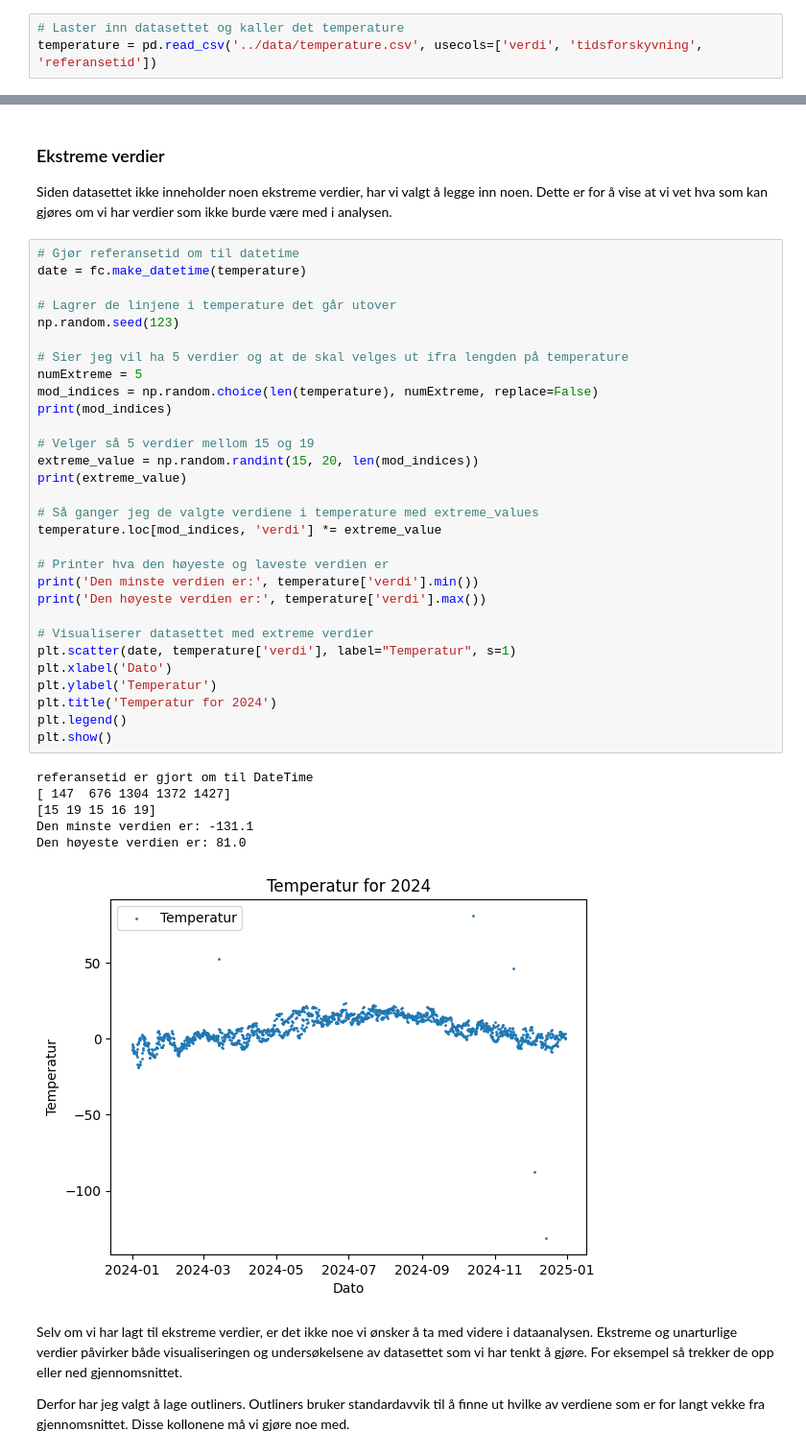
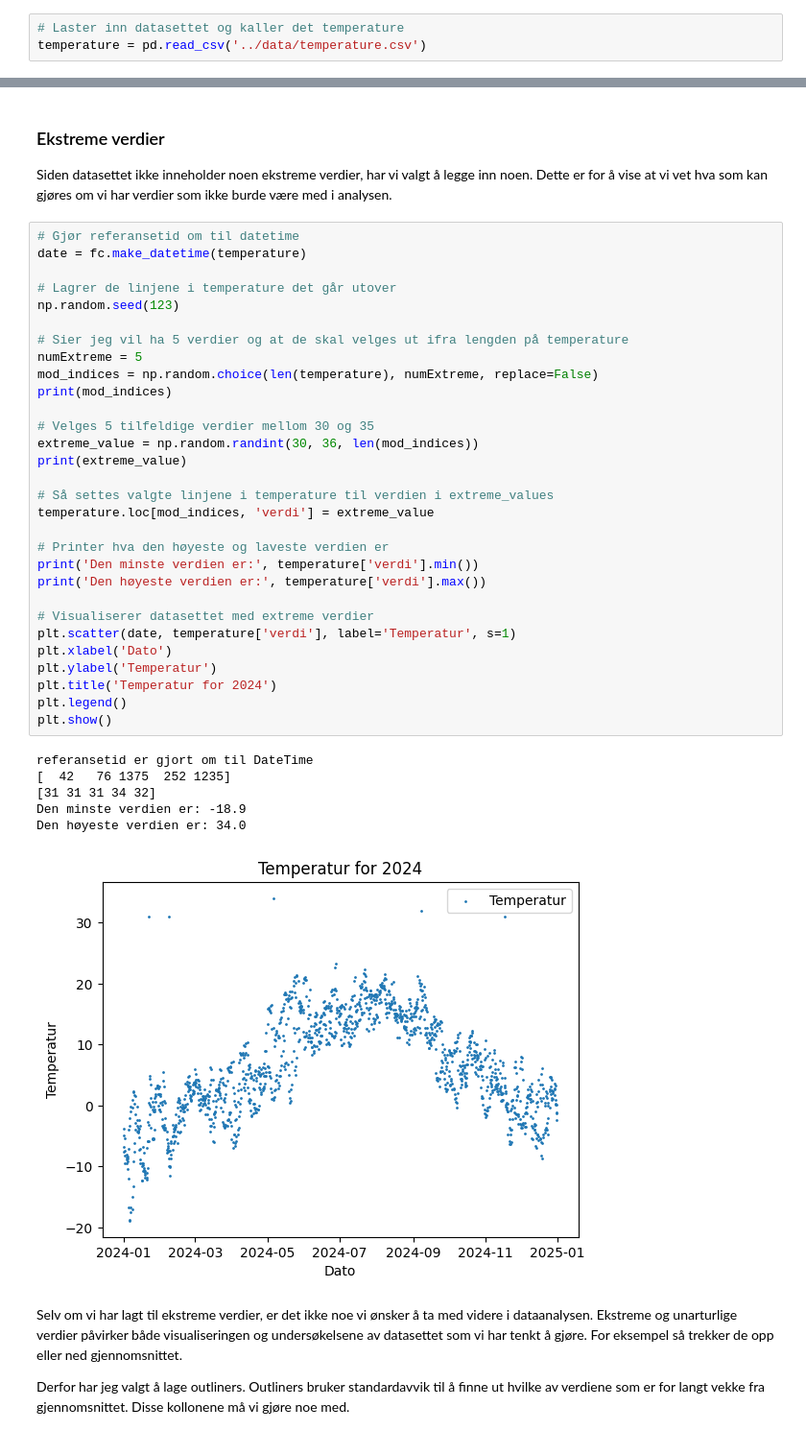
Before and after one commit to Sofihage/Milj-dataanalyse, a Jupyter notebook: notebooks/temperature.ipynb, the cells around one changed output, grey strips where cells are left out. Shown: that part at 96% size. Saved outputs shown, nothing was run; the diff lists cells and outputs as text.

Commit message:
temperature småendringer

```diff
--- a/notebooks/temperature.ipynb
+++ b/notebooks/temperature.ipynb
@@ -30,7 +27,7 @@ import functions as fc
 ### Laster ned datasettet
 # %%
 # Laster inn datasettet og kaller det temperature
-temperature = pd.read_csv('../data/temperature.csv', usecols=['verdi', 'tidsforskyvning', 'referansetid'])
+temperature = pd.read_csv('../data/temperature.csv')
 # %% [markdown]
 ### Forstå data
 Undersøker hvilke datatyper vi har og hvordan datasettet ser ut for å bli kjent med det og lettere jobbe med det senere.
@@ -164,40 +161,40 @@ Siden datasettet ikke inneholder noen ekstreme verdier, har vi valgt å legge in
 # %%
 # Gjør referansetid om til datetime
 date = fc.make_datetime(temperature)
 
 # Lagrer de linjene i temperature det går utover
 np.random.seed(123)
 
 # Sier jeg vil ha 5 verdier og at de skal velges ut ifra lengden på temperature
 numExtreme = 5
 mod_indices = np.random.choice(len(temperature), numExtreme, replace=False)
 print(mod_indices)
 
-# Velger så 5 verdier mellom 15 og 19
-extreme_value = np.random.randint(15, 20, len(mod_indices))
+# Velges 5 tilfeldige verdier mellom 30 og 35
+extreme_value = np.random.randint(30, 36, len(mod_indices))
 print(extreme_value)
 
-# Så ganger jeg de valgte verdiene i temperature med extreme_values
-temperature.loc[mod_indices, 'verdi'] *= extreme_value
+# Så settes valgte linjene i temperature til verdien i extreme_values
+temperature.loc[mod_indices, 'verdi'] = extreme_value
 
 # Printer hva den høyeste og laveste verdien er
 print('Den minste verdien er:', temperature['verdi'].min())
 print('Den høyeste verdien er:', temperature['verdi'].max())
 
 # Visualiserer datasettet med extreme verdier
-plt.scatter(date, temperature['verdi'], label="Temperatur", s=1)
+plt.scatter(date, temperature['verdi'], label='Temperatur', s=1)
 plt.xlabel('Dato')
 plt.ylabel('Temperatur')
 plt.title('Temperatur for 2024')
 plt.legend()
 plt.show()
 # %% [output]
 referansetid er gjort om til DateTime
-[ 147  676 1304 1372 1427]
-[15 19 15 16 19]
-Den minste verdien er: -131.1
-Den høyeste verdien er: 81.0
+[  42   76 1375  252 1235]
+[31 31 31 34 32]
+Den minste verdien er: -18.9
+Den høyeste verdien er: 34.0
-[figure, old version]
+[figure, new version]
 # %% [markdown]
 Selv om vi har lagt til ekstreme verdier, er det ikke noe vi ønsker å ta med videre i dataanalysen. Ekstreme og unarturlige verdier påvirker både visualiseringen og undersøkelsene av datasettet som vi har tenkt å gjøre. For eksempel så trekker de opp eller ned gjennomsnittet.
 
```
Also changed, not shown: parts of 20 cells of this notebook, 1 other file.
